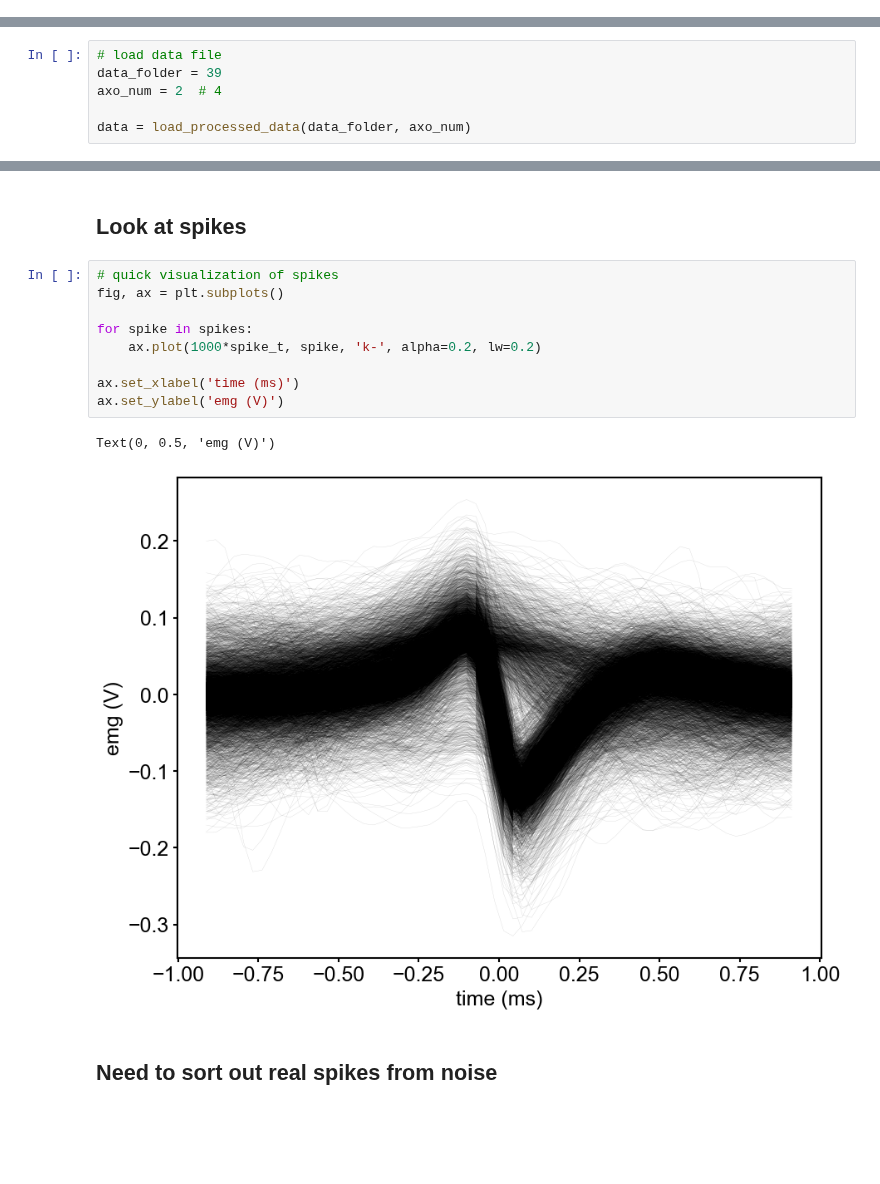
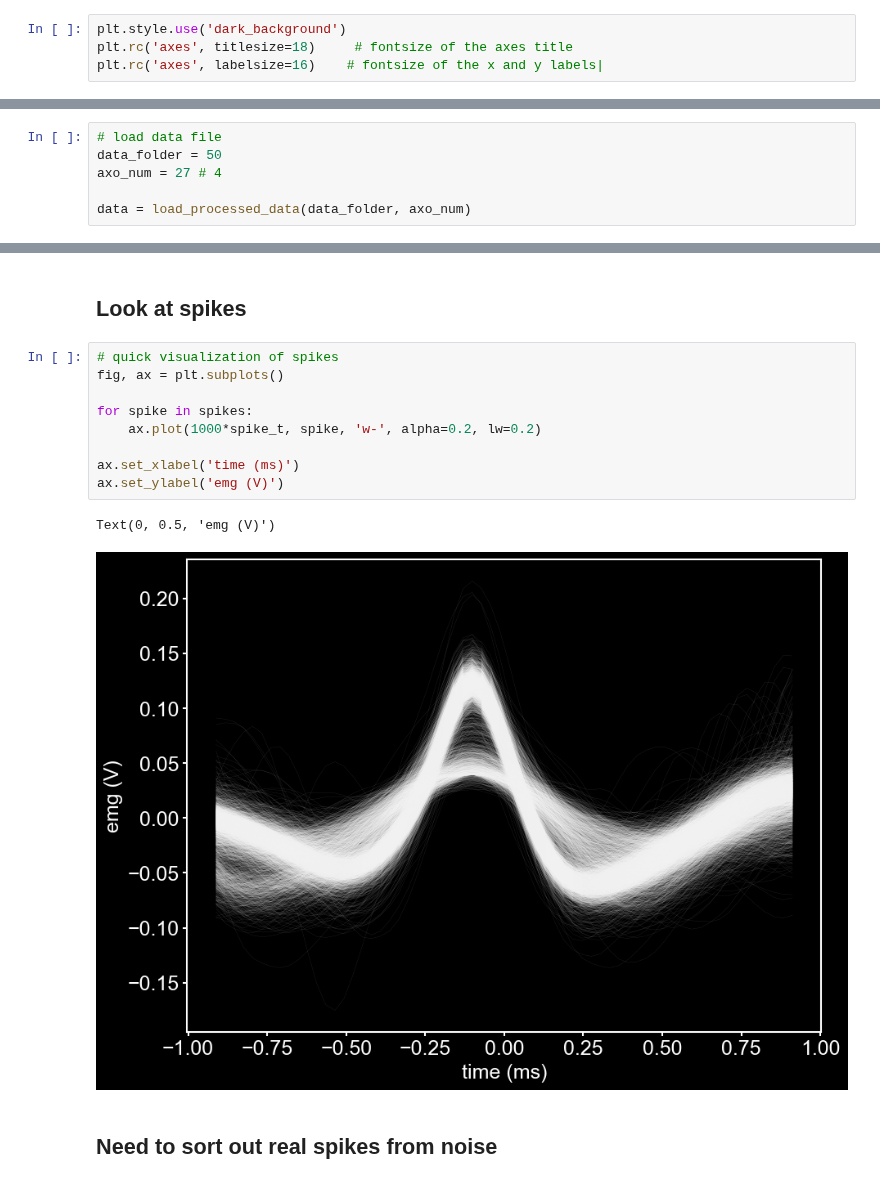
Before and after one commit to samcwhitehead/mosquito, a Jupyter notebook: scratch/b1_phase_analysis.ipynb, the cells around one changed output, grey strips where cells are left out. Saved outputs shown, nothing was run; the diff lists cells and outputs as text; blank space fills up the shorter version.

```diff
--- a/scratch/b1_phase_analysis.ipynb
+++ b/scratch/b1_phase_analysis.ipynb
@@ -16,10 +19,14 @@ from mosquito.process_abf import load_processed_data, cluster_spikes
 from mosquito.util import set_plot_params, my_adjust_axes, my_add_scalebar
+# %%
+plt.style.use('dark_background')
+plt.rc('axes', titlesize=18)     # fontsize of the axes title
+plt.rc('axes', labelsize=16)    # fontsize of the x and y labels|
 # %% [markdown]
 ## Load data
 # %%
 # load data file
-data_folder = 39
-axo_num = 2  # 4
+data_folder = 50
+axo_num = 27 # 4
 
 data = load_processed_data(data_folder, axo_num)
 # %%
@@ -41,15 +62,15 @@ plot_params = set_plot_params(plot_type=plot_type)
 # %%
 # quick visualization of spikes
 fig, ax = plt.subplots()
 
 for spike in spikes:
-    ax.plot(1000*spike_t, spike, 'k-', alpha=0.2, lw=0.2)
+    ax.plot(1000*spike_t, spike, 'w-', alpha=0.2, lw=0.2)
 
 ax.set_xlabel('time (ms)')
 ax.set_ylabel('emg (V)')
 # %% [output]
 Text(0, 0.5, 'emg (V)')
-[figure, old version]
+[figure, new version]
 # %% [markdown]
 ## Need to sort out real spikes from noise
 # %%
```
Also changed, not shown: parts of 21 cells of this notebook, 13 other files.
